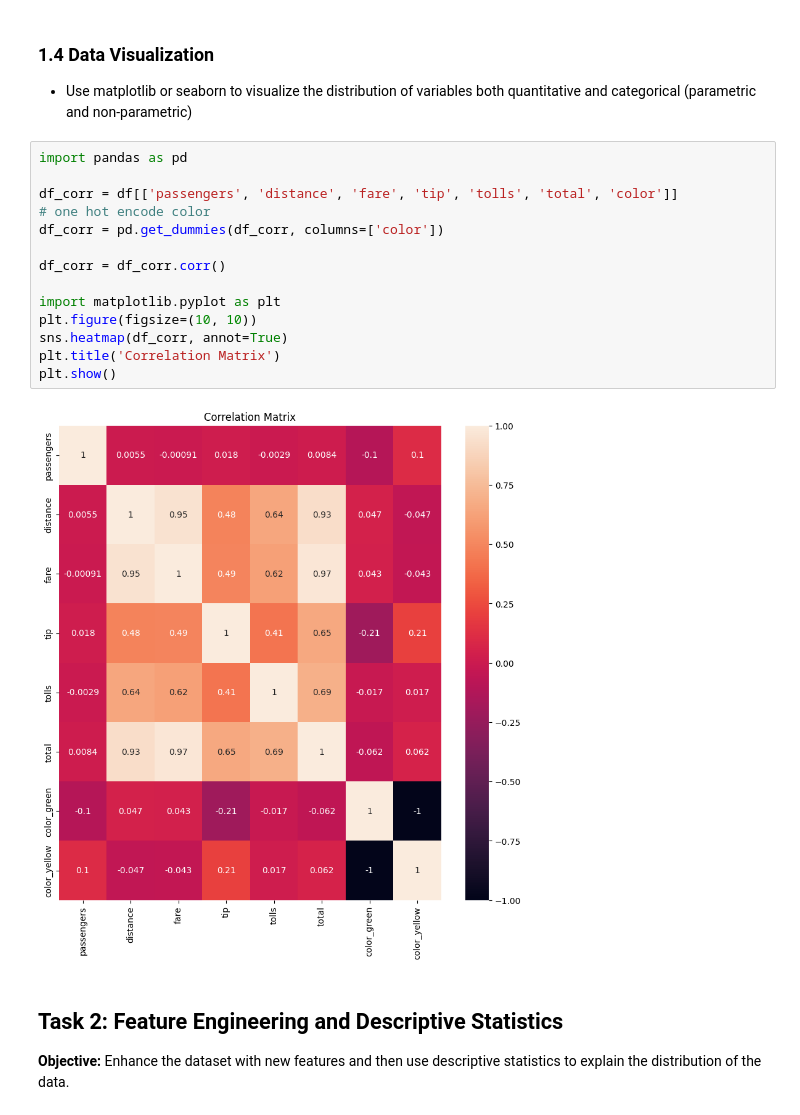
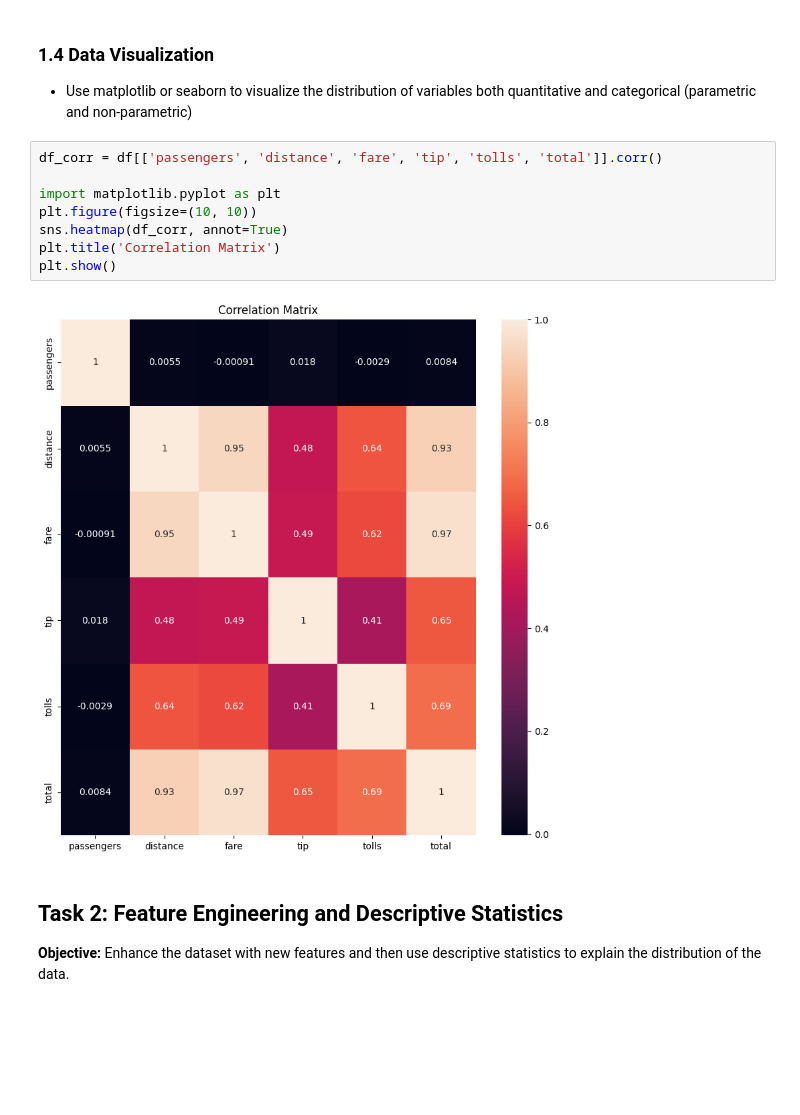
Before and after one commit to Peter537/Soft1-AI-OLA1, a Jupyter notebook: assignment.ipynb, the cells around one changed output. Saved outputs shown, nothing was run; the diff lists cells and outputs as text; blank space fills up the shorter version.

```diff
--- a/assignment.ipynb
+++ b/assignment.ipynb
@@ -174,21 +174,15 @@ sns.catplot(data=df, y='total', kind='box')
 
 - Use matplotlib or seaborn to visualize the distribution of variables both quantitative and categorical (parametric and non-parametric)
 # %%
-import pandas as pd
-
-df_corr = df[['passengers', 'distance', 'fare', 'tip', 'tolls', 'total', 'color']]
-# one hot encode color
-df_corr = pd.get_dummies(df_corr, columns=['color'])
-
-df_corr = df_corr.corr()
+df_corr = df[['passengers', 'distance', 'fare', 'tip', 'tolls', 'total']].corr()
 
 import matplotlib.pyplot as plt
 plt.figure(figsize=(10, 10))
 sns.heatmap(df_corr, annot=True)
 plt.title('Correlation Matrix')
 plt.show()
 # %% [output]
-[figure, old version]
+[figure, new version]
 # %% [markdown]
 ## Task 2: Feature Engineering and Descriptive Statistics
 
```
